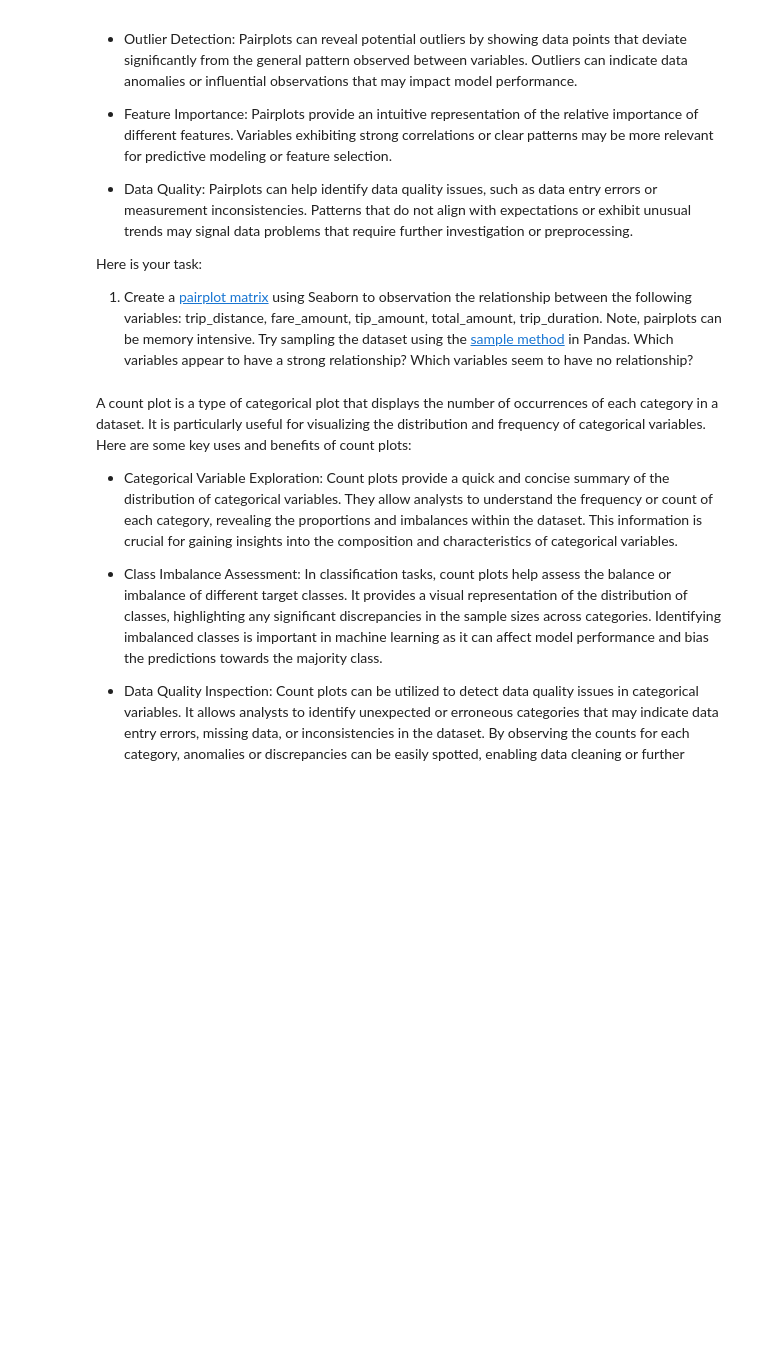
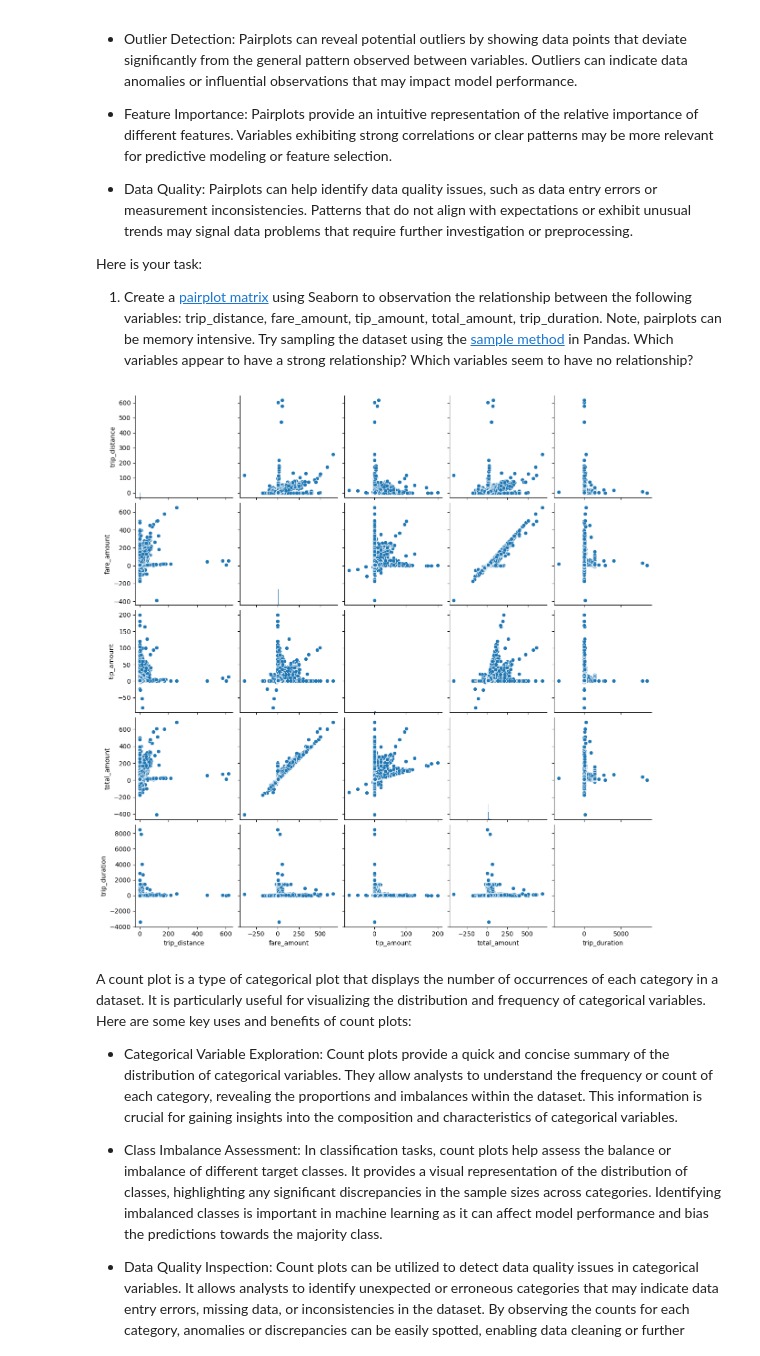
Before and after one commit to smyazdani/ucsd_ml-ai_bootcamp, a Jupyter notebook: Student_MLE_MiniProject_EDA.ipynb, the cells around one changed output. Cells and saved outputs as stored; diff of their text form; code cells hidden in the pictures; blank space fills up the shorter version.

```diff
--- a/Student_MLE_MiniProject_EDA.ipynb
+++ b/Student_MLE_MiniProject_EDA.ipynb
@@ -234,6 +229,12 @@ Here is your task:
   1. Create a [pairplot matrix](https://seaborn.pydata.org/generated/seaborn.pairplot.html) using Seaborn to observation the relationship between the following variables: trip_distance, fare_amount, tip_amount, total_amount, trip_duration. Note, pairplots can be memory intensive. Try sampling the dataset using the [sample method](https://pandas.pydata.org/docs/reference/api/pandas.DataFrame.sample.html) in Pandas. Which variables appear to have a strong relationship? Which variables seem to have no relationship?
 # %%
 # Create a scatter plot matrix of numerical variables. If memory issues try the df.sample method.
+scatter_plot_matrix = trips_2201_df[['trip_distance', 'fare_amount', 'tip_amount', 'total_amount', 'trip_duration']]
+scatter_plot_matrix = scatter_plot_matrix.sample(frac=0.3)
+sns.pairplot(scatter_plot_matrix)
+plt.show()
+# %% [output]
+[figure, added]
 # %% [markdown]
 A count plot is a type of categorical plot that displays the number of occurrences of each category in a dataset. It is particularly useful for visualizing the distribution and frequency of categorical variables. Here are some key uses and benefits of count plots:
 
```
Also changed, not shown: parts of 14 cells of this notebook.
